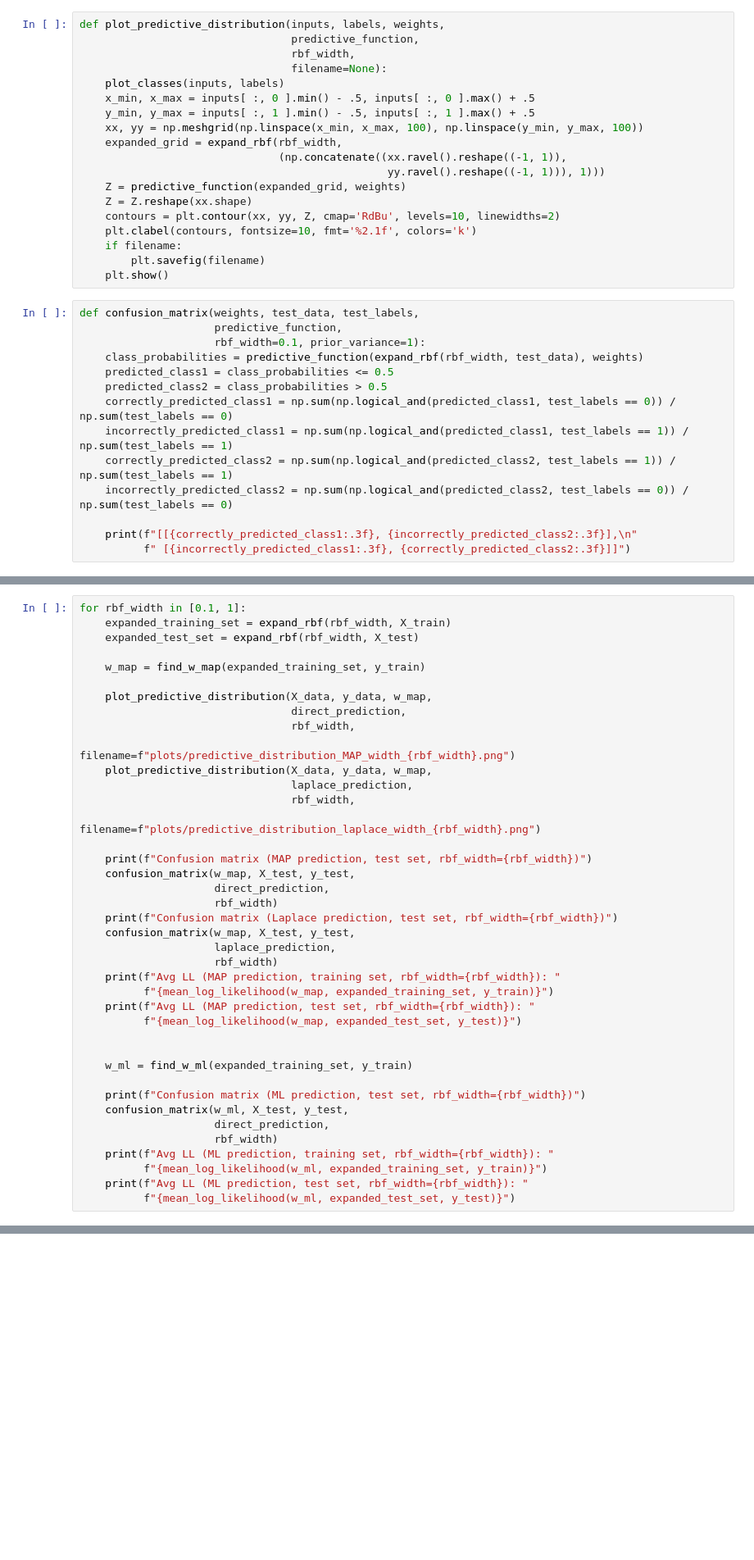
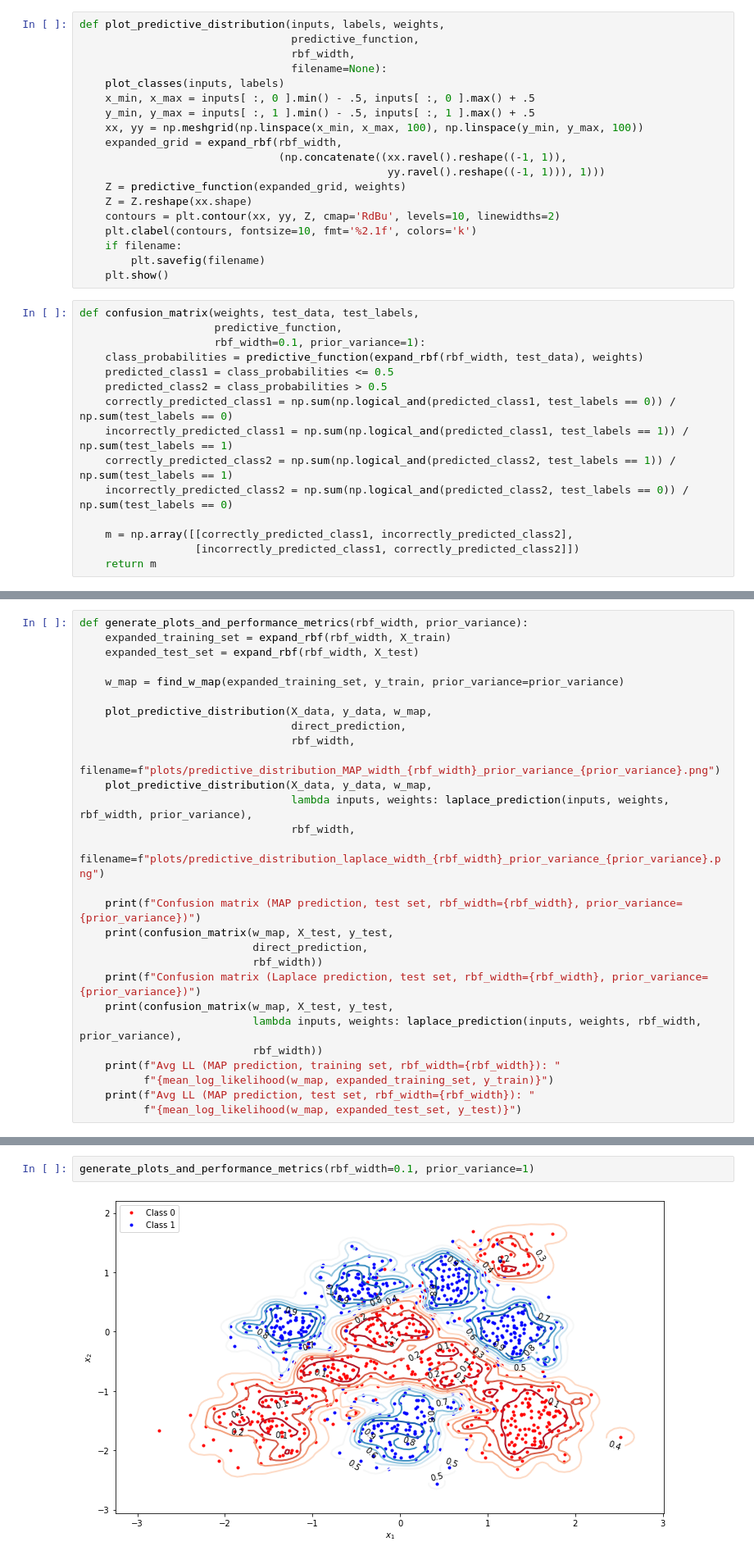
Before and after one commit to theo-brown/bayesian-logistic-classifier, a Jupyter notebook: ftr.ipynb, the cells around one changed output, grey strips where cells are left out. Shown: that part at 82% size. Saved outputs shown, nothing was run; the diff lists cells and outputs as text; blank space fills up the shorter version.

Commit message:
Restructure plotting into functions; minor wording tweaks

```diff
--- a/ftr.ipynb
+++ b/ftr.ipynb
@@ -135,8 +135,9 @@ def confusion_matrix(weights, test_data, test_labels,
     correctly_predicted_class2 = np.sum(np.logical_and(predicted_class2, test_labels == 1)) / np.sum(test_labels == 1)
     incorrectly_predicted_class2 = np.sum(np.logical_and(predicted_class2, test_labels == 0)) / np.sum(test_labels == 0)
 
-    print(f"[[{correctly_predicted_class1:.3f}, {incorrectly_predicted_class2:.3f}],\n"
-          f" [{incorrectly_predicted_class1:.3f}, {correctly_predicted_class2:.3f}]]")
+    m = np.array([[correctly_predicted_class1, incorrectly_predicted_class2],
+                  [incorrectly_predicted_class1, correctly_predicted_class2]])
+    return m
 # %%
 def direct_prediction(inputs, weights):
      return logistic(inputs @ weights)
@@ -174,40 +153,28 @@ for rbf_width in [0.1, 1]:
 # %%
-for rbf_width in [0.1, 1]:
+def generate_plots_and_performance_metrics(rbf_width, prior_variance):
     expanded_training_set = expand_rbf(rbf_width, X_train)
     expanded_test_set = expand_rbf(rbf_width, X_test)
 
-    w_map = find_w_map(expanded_training_set, y_train)
+    w_map = find_w_map(expanded_training_set, y_train, prior_variance=prior_variance)
 
     plot_predictive_distribution(X_data, y_data, w_map,
                                  direct_prediction,
                                  rbf_width,
-                                 filename=f"plots/predictive_distribution_MAP_width_{rbf_width}.png")
+                                 filename=f"plots/predictive_distribution_MAP_width_{rbf_width}_prior_variance_{prior_variance}.png")
     plot_predictive_distribution(X_data, y_data, w_map,
-                                 laplace_prediction,
+                                 lambda inputs, weights: laplace_prediction(inputs, weights, rbf_width, prior_variance),
                                  rbf_width,
-                                 filename=f"plots/predictive_distribution_laplace_width_{rbf_width}.png")
+                                 filename=f"plots/predictive_distribution_laplace_width_{rbf_width}_prior_variance_{prior_variance}.png")
 
-    print(f"Confusion matrix (MAP prediction, test set, rbf_width={rbf_width})")
-    confusion_matrix(w_map, X_test, y_test,
-                     direct_prediction,
-                     rbf_width)
-    print(f"Confusion matrix (Laplace prediction, test set, rbf_width={rbf_width})")
-    confusion_matrix(w_map, X_test, y_test,
-                     laplace_prediction,
-                     rbf_width)
+    print(f"Confusion matrix (MAP prediction, test set, rbf_width={rbf_width}, prior_variance={prior_variance})")
+    print(confusion_matrix(w_map, X_test, y_test,
+                           direct_prediction,
+                           rbf_width))
+    print(f"Confusion matrix (Laplace prediction, test set, rbf_width={rbf_width}, prior_variance={prior_variance})")
+    print(confusion_matrix(w_map, X_test, y_test,
+                           lambda inputs, weights: laplace_prediction(inputs, weights, rbf_width, prior_variance),
+                           rbf_width))
     print(f"Avg LL (MAP prediction, training set, rbf_width={rbf_width}): "
           f"{mean_log_likelihood(w_map, expanded_training_set, y_train)}")
     print(f"Avg LL (MAP prediction, test set, rbf_width={rbf_width}): "
           f"{mean_log_likelihood(w_map, expanded_test_set, y_test)}")
-
-
-    w_ml = find_w_ml(expanded_training_set, y_train)
-
-    print(f"Confusion matrix (ML prediction, test set, rbf_width={rbf_width})")
-    confusion_matrix(w_ml, X_test, y_test,
-                     direct_prediction,
-                     rbf_width)
-    print(f"Avg LL (ML prediction, training set, rbf_width={rbf_width}): "
-          f"{mean_log_likelihood(w_ml, expanded_training_set, y_train)}")
-    print(f"Avg LL (ML prediction, test set, rbf_width={rbf_width}): "
-          f"{mean_log_likelihood(w_ml, expanded_test_set, y_test)}")
@@ -244,0 +181,4 @@ Avg LL (ML prediction, test set, rbf_width=1): -0.2114344830590602
+# %%
+generate_plots_and_performance_metrics(rbf_width=0.1, prior_variance=1)
+# %% [output]
+[figure, added]
```
Also changed, not shown: parts of 8 cells of this notebook, 1 other file.
